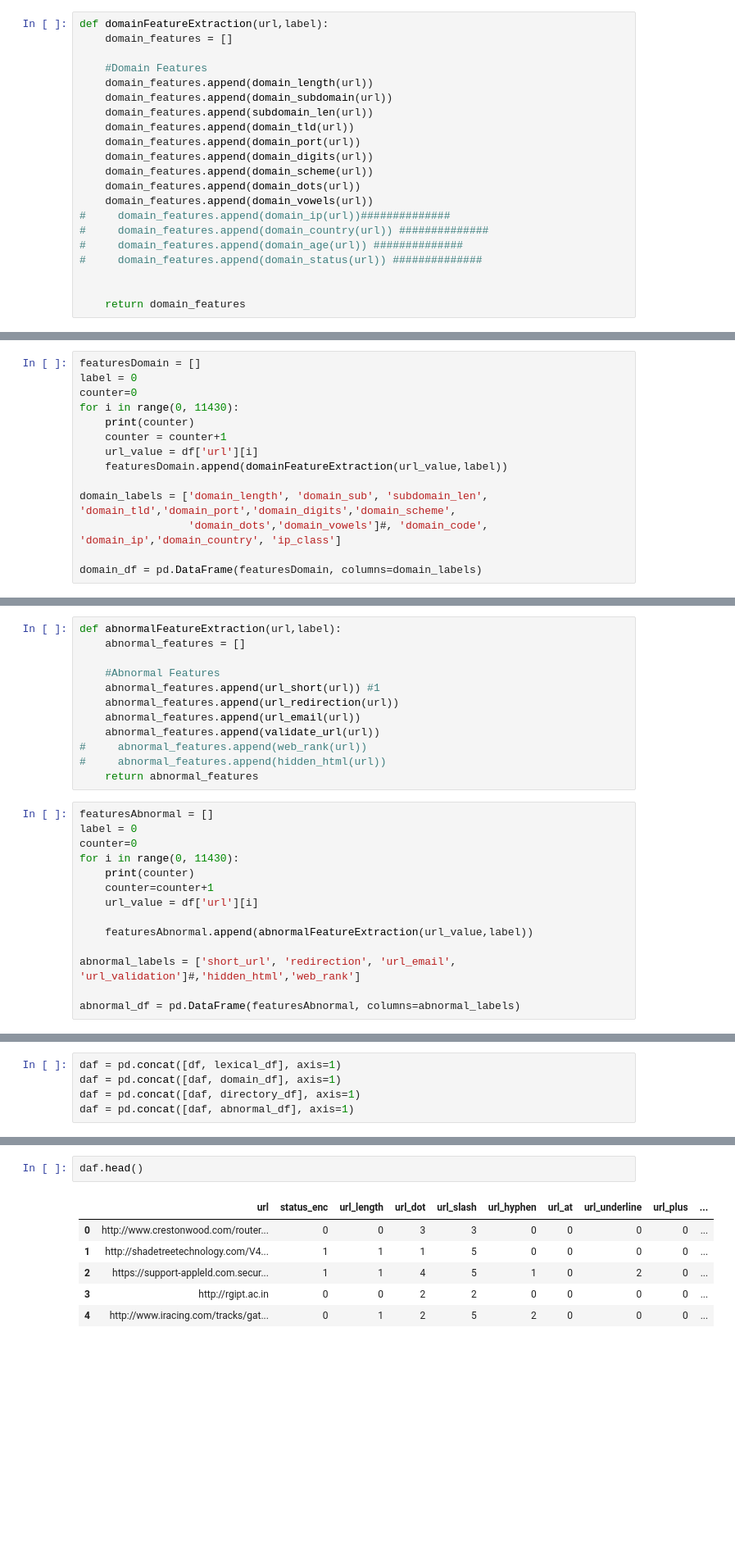
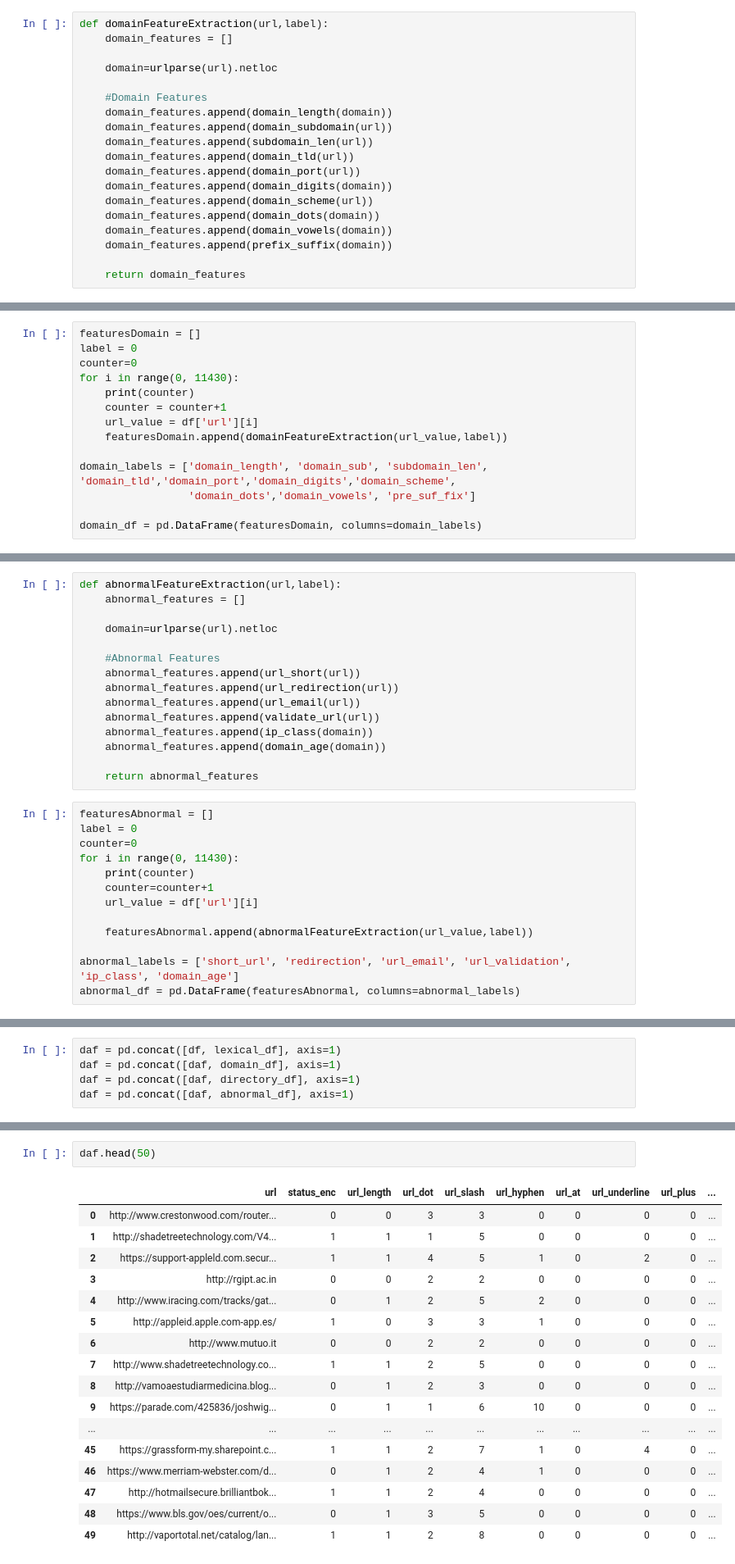
Before and after one commit to devsec-ansh/Phishing-Scam-Detection-Using-Ensemble-Machine-Learning-and-NLP, a Jupyter notebook: Phishing Detection Using ML/Phishing Detection Feature Extraction.ipynb, the cells around one changed output, grey strips where cells are left out. Shown at 82% size. Saved outputs shown, nothing was run; the diff lists cells and outputs as text; blank space fills up the shorter version.

```diff
--- a/Phishing Detection Using ML/Phishing Detection Feature Extraction.ipynb
+++ b/Phishing Detection Using ML/Phishing Detection Feature Extraction.ipynb
@@ -368,21 +327,19 @@ def domain_status(url):
 def domainFeatureExtraction(url,label):
     domain_features = []
 
+    domain=urlparse(url).netloc
+
     #Domain Features
-    domain_features.append(domain_length(url))
+    domain_features.append(domain_length(domain))
     domain_features.append(domain_subdomain(url))
     domain_features.append(subdomain_len(url))
     domain_features.append(domain_tld(url))
     domain_features.append(domain_port(url))
-    domain_features.append(domain_digits(url))
+    domain_features.append(domain_digits(domain))
     domain_features.append(domain_scheme(url))
-    domain_features.append(domain_dots(url))
-    domain_features.append(domain_vowels(url))
-#     domain_features.append(domain_ip(url))##############
-#     domain_features.append(domain_country(url)) ##############
-#     domain_features.append(domain_age(url)) ##############
-#     domain_features.append(domain_status(url)) ##############
-
+    domain_features.append(domain_dots(domain))
+    domain_features.append(domain_vowels(domain))
+    domain_features.append(prefix_suffix(domain))
 
     return domain_features
 # %%
@@ -398,7 +355,7 @@ for i in range(0, 11430):
     featuresDomain.append(domainFeatureExtraction(url_value,label))
 
 domain_labels = ['domain_length', 'domain_sub', 'subdomain_len', 'domain_tld','domain_port','domain_digits','domain_scheme',
-                 'domain_dots','domain_vowels']#, 'domain_code', 'domain_ip','domain_country', 'ip_class']
+                 'domain_dots','domain_vowels', 'pre_suf_fix']
 
 domain_df = pd.DataFrame(featuresDomain, columns=domain_labels)
 # %% [output]
@@ -725,13 +710,16 @@ def hidden_html(url):
 def abnormalFeatureExtraction(url,label):
     abnormal_features = []
 
+    domain=urlparse(url).netloc
+
     #Abnormal Features
-    abnormal_features.append(url_short(url)) #1
+    abnormal_features.append(url_short(url))
     abnormal_features.append(url_redirection(url))
     abnormal_features.append(url_email(url))
     abnormal_features.append(validate_url(url))
-#     abnormal_features.append(web_rank(url))
-#     abnormal_features.append(hidden_html(url))
+    abnormal_features.append(ip_class(domain))
+    abnormal_features.append(domain_age(domain))
+
     return abnormal_features
 # %%
 featuresAbnormal = []
@@ -744,8 +732,7 @@ for i in range(0, 11430):
 
     featuresAbnormal.append(abnormalFeatureExtraction(url_value,label))
 
-abnormal_labels = ['short_url', 'redirection', 'url_email', 'url_validation']#,'hidden_html','web_rank']
-
+abnormal_labels = ['short_url', 'redirection', 'url_email', 'url_validation', 'ip_class', 'domain_age']
 abnormal_df = pd.DataFrame(featuresAbnormal, columns=abnormal_labels)
 # %% [output]
 0
@@ -793,9 +788,20 @@ daf = pd.concat([daf, abnormal_df], axis=1)
 # %%
-daf.head()
+daf.head(50)
 # %% [output]
 |  | url | status_enc | url_length | url_dot | url_slash | url_hyphen | url_at | url_underline | url_plus | ... |
 | 0 | http://www.crestonwood.com/router... | 0 | 0 | 3 | 3 | 0 | 0 | 0 | 0 | ... |
 | 1 | http://shadetreetechnology.com/V4... | 1 | 1 | 1 | 5 | 0 | 0 | 0 | 0 | ... |
 | 2 | https://support-appleld.com.secur... | 1 | 1 | 4 | 5 | 1 | 0 | 2 | 0 | ... |
 | 3 | http://rgipt.ac.in | 0 | 0 | 2 | 2 | 0 | 0 | 0 | 0 | ... |
 | 4 | http://www.iracing.com/tracks/gat... | 0 | 1 | 2 | 5 | 2 | 0 | 0 | 0 | ... |
+| 5 | http://appleid.apple.com-app.es/ | 1 | 0 | 3 | 3 | 1 | 0 | 0 | 0 | ... |
+| 6 | http://www.mutuo.it | 0 | 0 | 2 | 2 | 0 | 0 | 0 | 0 | ... |
+| 7 | http://www.shadetreetechnology.co... | 1 | 1 | 2 | 5 | 0 | 0 | 0 | 0 | ... |
+| 8 | http://vamoaestudiarmedicina.blog... | 0 | 1 | 2 | 3 | 0 | 0 | 0 | 0 | ... |
+| 9 | https://parade.com/425836/joshwig... | 0 | 1 | 1 | 6 | 10 | 0 | 0 | 0 | ... |
+| ... | ... | ... | ... | ... | ... | ... | ... | ... | ... | ... |
+| 45 | https://grassform-my.sharepoint.c... | 1 | 1 | 2 | 7 | 1 | 0 | 4 | 0 | ... |
+| 46 | https://www.merriam-webster.com/d... | 0 | 1 | 2 | 4 | 1 | 0 | 0 | 0 | ... |
+| 47 | http://hotmailsecure.brilliantbok... | 1 | 1 | 2 | 4 | 0 | 0 | 0 | 0 | ... |
+| 48 | https://www.bls.gov/oes/current/o... | 0 | 1 | 3 | 5 | 0 | 0 | 0 | 0 | ... |
+| 49 | http://vaportotal.net/catalog/lan... | 1 | 1 | 2 | 8 | 0 | 0 | 0 | 0 | ... |
```
Also changed, not shown: parts of 22 cells of this notebook, 1 other file.
